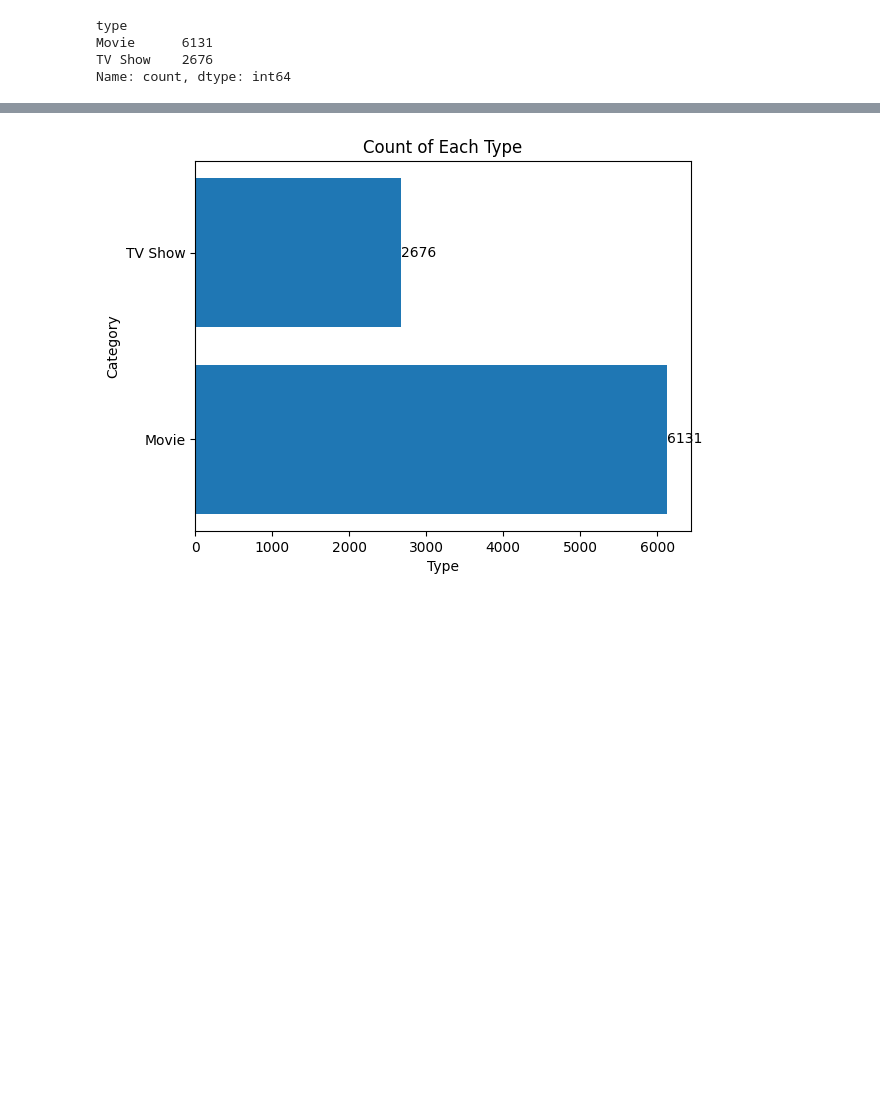
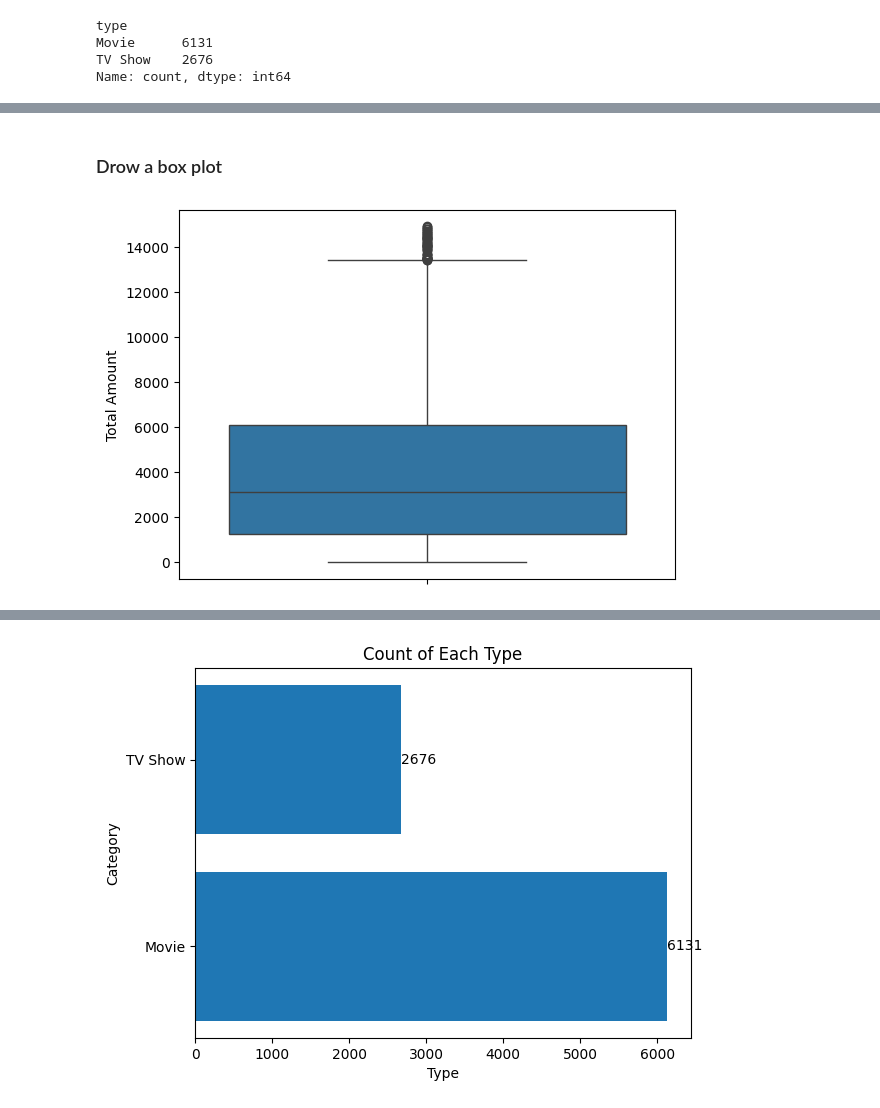
Before and after one commit to parthpbhagat/pr1-data-profiler, a Jupyter notebook: pr1.ipynb, the cells around one changed output, grey strips where cells are left out. Drawn from its saved outputs; the diff is of its cells as text; code cells hidden in the pictures; blank space fills up the shorter version.

```diff
--- a/pr1.ipynb
+++ b/pr1.ipynb
@@ -358,0 +479,7 @@ Name: count, dtype: int64
+# %% [markdown]
+### Drow a box plot
+# %%
+sns.boxplot(df["Total Amount"])
+plt.show()
+# %% [output]
+[figure, added]
```
Also changed, not shown: parts of 34 cells of this notebook, 1 other file.
